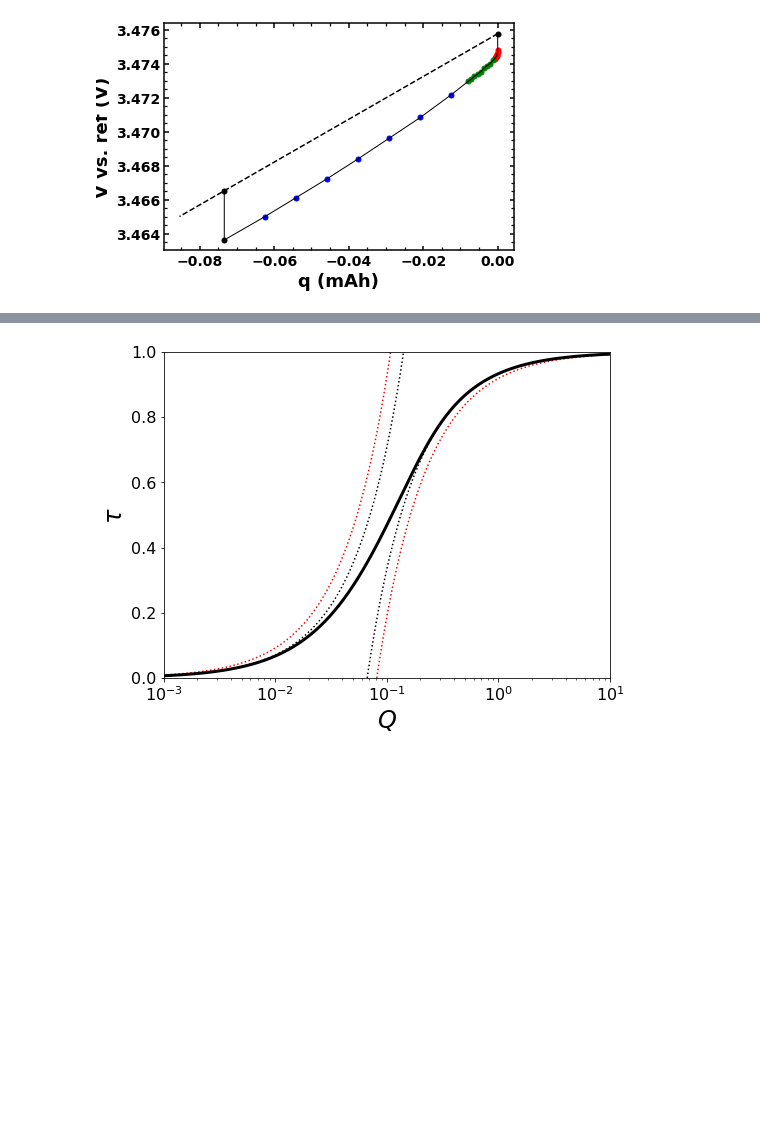
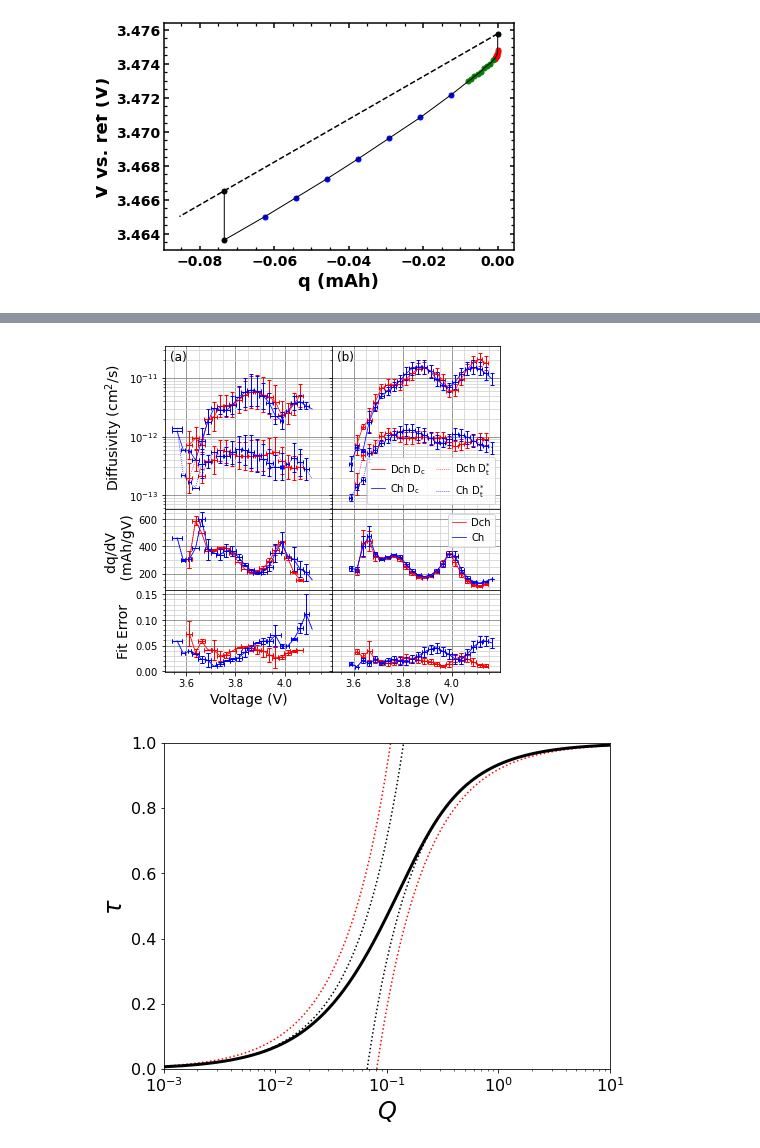
Before and after one commit to mmemcormier/amid, a Jupyter notebook: test_IRfit.ipynb, the cells around one changed output, grey strips where cells are left out. Drawn from its saved outputs; the diff is of its cells as text; code cells hidden in the pictures; blank space fills up the shorter version.

```diff
--- a/test_IRfit.ipynb
+++ b/test_IRfit.ipynb
@@ -428,3 +554,76 @@ plt.savefig('fig4.png', bbox_inches="tight")
+# %%
+#Figure 6
+path = 'C:/Users/Mitch/Lab/Atlung Modeling/BioLogic Data'
+mats = ['NM9505 30C Old', 'NM9505 30C']
+binfiles = ['NM9505 30C Old (215, 217).xlsx', 'NM9505 30C (266, 269, 270).xlsx']
+
+title = ['(a)', '(b)']
+
+dfD = [pd.read_excel(Path(path) / mats[0] / binfiles[0], sheet_name = 'Discharge'), pd.read_excel(Path(path) / mats[1] / binfiles[1], sheet_name = 'Discharge')]
+dfC = [pd.read_excel(Path(path) / mats[0] / binfiles[0], sheet_name = 'Charge'), pd.read_excel(Path(path) / mats[1] / binfiles[1], sheet_name = 'Charge')]
+
+fig, axs = plt.subplots(ncols=2, nrows=3, figsize=(6, 6), sharex=True, sharey='row',
+gridspec_kw={'height_ratios': [2,1,1], 'hspace': 0.0, 'width_ratios': [1,1], 'wspace': 0.0})
+
+axs[0, 1].semilogy([], [], 'r-', label='Dch D$\mathregular{_{c}}$')
+axs[0, 1].semilogy([], [], 'b-', label='Ch D$\mathregular{_{c}}$')
+axs[0, 1].semilogy([], [], 'r:', label='Dch D$\mathregular{_{t}^{*}}$')
+axs[0, 1].semilogy([], [], 'b:', label='Ch D$\mathregular{_{t}^{*}}$')
+axs[0, 1].legend(frameon = True, ncol = 2)
+
+axs[1, 1].plot([], [], 'r-', label='Dch')
+axs[1, 1].plot([], [], 'b-', label='Ch')
+axs[1, 1].legend(frameon = True)
+
+for i in range(len(dfD)):
+    yerrDDc = [dfD[i]['Dc (cm^2/s)']*(1 - 1/dfD[i]['Dc geoSTD']), dfD[i]['Dc (cm^2/s)']*(dfD[i]['Dc geoSTD'] - 1)]
+    yerrDDt = [dfD[i]['Dt* (cm^2/s)']*(1 - 1/dfD[i]['Dt* geoSTD']), dfD[i]['Dt* (cm^2/s)']*(dfD[i]['Dt* geoSTD'] - 1)]
+    axs[0, i].errorbar(dfD[i]['Voltage (V)'], dfD[i]['Dc (cm^2/s)'], xerr = dfD[i]['Voltage STD'], yerr = yerrDDc, fmt = 'r-', elinewidth = 1)
+    axs[0, i].errorbar(dfD[i]['Voltage (V)'], dfD[i]['Dt* (cm^2/s)'], xerr = dfD[i]['Voltage STD'], yerr = yerrDDt, fmt = 'r:', elinewidth = 1)
+
+    yerrCDc = [dfC[i]['Dc (cm^2/s)']*(1 - 1/dfC[i]['Dc geoSTD']), dfC[i]['Dc (cm^2/s)']*(dfC[i]['Dc geoSTD'] - 1)]
+    yerrCDt = [dfC[i]['Dt* (cm^2/s)']*(1 - 1/dfC[i]['Dt* geoSTD']), dfC[i]['Dt* (cm^2/s)']*(dfC[i]['Dt* geoSTD'] - 1)]
+    axs[0, i].errorbar(dfC[i]['Voltage (V)'], dfC[i]['Dc (cm^2/s)'], xerr = dfC[i]['Voltage STD'], yerr = yerrCDc, fmt = 'b-', elinewidth = 1)
+    axs[0, i].errorbar(dfC[i]['Voltage (V)'], dfC[i]['Dt* (cm^2/s)'], xerr = dfC[i]['Voltage STD'], yerr = yerrCDt, fmt = 'b:', elinewidth = 1)
+
+    axs[1, i].errorbar(dfD[i]['Voltage (V)'], dfD[i]['dq/dV (mAh/gV)'], xerr = dfD[i]['Voltage STD'], yerr = dfD[i]['dq/dV STD'], fmt = 'r-', elinewidth = 1)
+    axs[1, i].errorbar(dfD[i]['Voltage (V)'], dfD[i]['dq/dV (mAh/gV)'], xerr = dfD[i]['Voltage STD'], yerr = dfD[i]['dq/dV STD'], fmt = 'r:', elinewidth = 1)
+
+    axs[1, i].errorbar(dfC[i]['Voltage (V)'], dfC[i]['dq/dV (mAh/gV)'], xerr = dfC[i]['Voltage STD'], yerr = dfC[i]['dq/dV STD'], fmt = 'b-', elinewidth = 1)
+    axs[1, i].errorbar(dfC[i]['Voltage (V)'], dfC[i]['dq/dV (mAh/gV)'], xerr = dfC[i]['Voltage STD'], yerr = dfC[i]['dq/dV STD'], fmt = 'b:', elinewidth = 1)
+
+    axs[2, i].errorbar(dfD[i]['Voltage (V)'], dfD[i]['Fit Error'], xerr = dfD[i]['Voltage STD'], yerr = dfD[i]['Fit Error STD'], fmt = 'r-', elinewidth = 1)
+    axs[2, i].errorbar(dfD[i]['Voltage (V)'], dfD[i]['Fit Error'], xerr = dfD[i]['Voltage STD'], yerr = dfD[i]['Fit Error STD'], fmt = 'r:', elinewidth = 1)
+
+    axs[2, i].errorbar(dfC[i]['Voltage (V)'], dfC[i]['Fit Error'], xerr = dfC[i]['Voltage STD'], yerr = dfC[i]['Fit Error STD'], fmt = 'b-', elinewidth = 1)
+    axs[2, i].errorbar(dfC[i]['Voltage (V)'], dfC[i]['Fit Error'], xerr = dfC[i]['Voltage STD'], yerr = dfC[i]['Fit Error STD'], fmt = 'b:', elinewidth = 1)
+
+axs[0, 0].set_ylabel('Diffusivity (cm$\mathregular{^{2}}$/s)')
+axs[2, 0].set_xlabel('Voltage (V)')
+axs[1, 0].set_ylabel('dq/dV \n (mAh/gV)')
+axs[2, 0].set_ylabel('Fit Error')
+axs[2, 1].set_xlabel('Voltage (V)')
+
+axs[0, 0].xaxis.set_minor_locator(ticker.AutoMinorLocator())
+axs[0, 0].yaxis.set_minor_locator(ticker.LogLocator(subs = np.arange(1.0, 10.0) * 0.1, numticks = 10))
+axs[0, 0].yaxis.set_major_locator(ticker.LogLocator(numticks = 10))
+axs[0, 1].xaxis.set_minor_locator(ticker.AutoMinorLocator())
+axs[1, 0].yaxis.set_minor_locator(ticker.AutoMinorLocator())
+axs[2, 0].yaxis.set_minor_locator(ticker.AutoMinorLocator())
+
+axs[0, 0].grid(which = 'minor', color = 'lightgrey')
+axs[1, 0].grid(which = 'minor', color = 'lightgrey')
+axs[2, 0].grid(which = 'minor', color = 'lightgrey')
+axs[0, 1].grid(which = 'minor', color = 'lightgrey')
+axs[1, 1].grid(which = 'minor', color = 'lightgrey')
+axs[2, 1].grid(which = 'minor', color = 'lightgrey')
+
+axs[0, 0].annotate(title[0], xy = (0.03, 0.97), xycoords = 'axes fraction', horizontalalignment='left', verticalalignment='top', fontsize = 12)
+axs[0, 1].annotate(title[1], xy = (0.03, 0.97), xycoords = 'axes fraction', horizontalalignment='left', verticalalignment='top', fontsize = 12)
+
+plt.savefig('fig6.png', bbox_inches = 'tight')
+# %% [output]
+[figure, added]
 # %%
 #Figure n (particle size V)
 nQ = 1000
```
Also changed, not shown: parts of 6 cells of this notebook, 7 other files.
